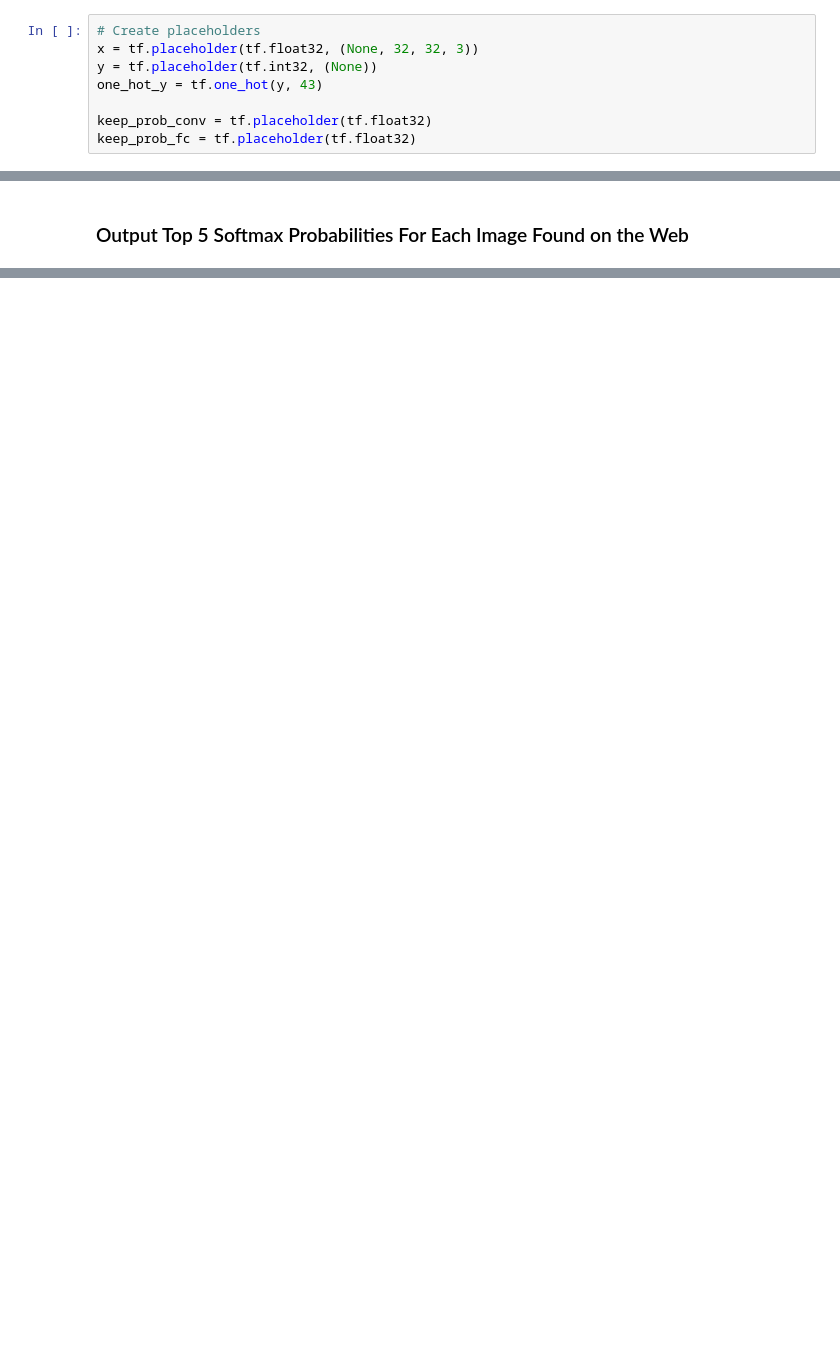
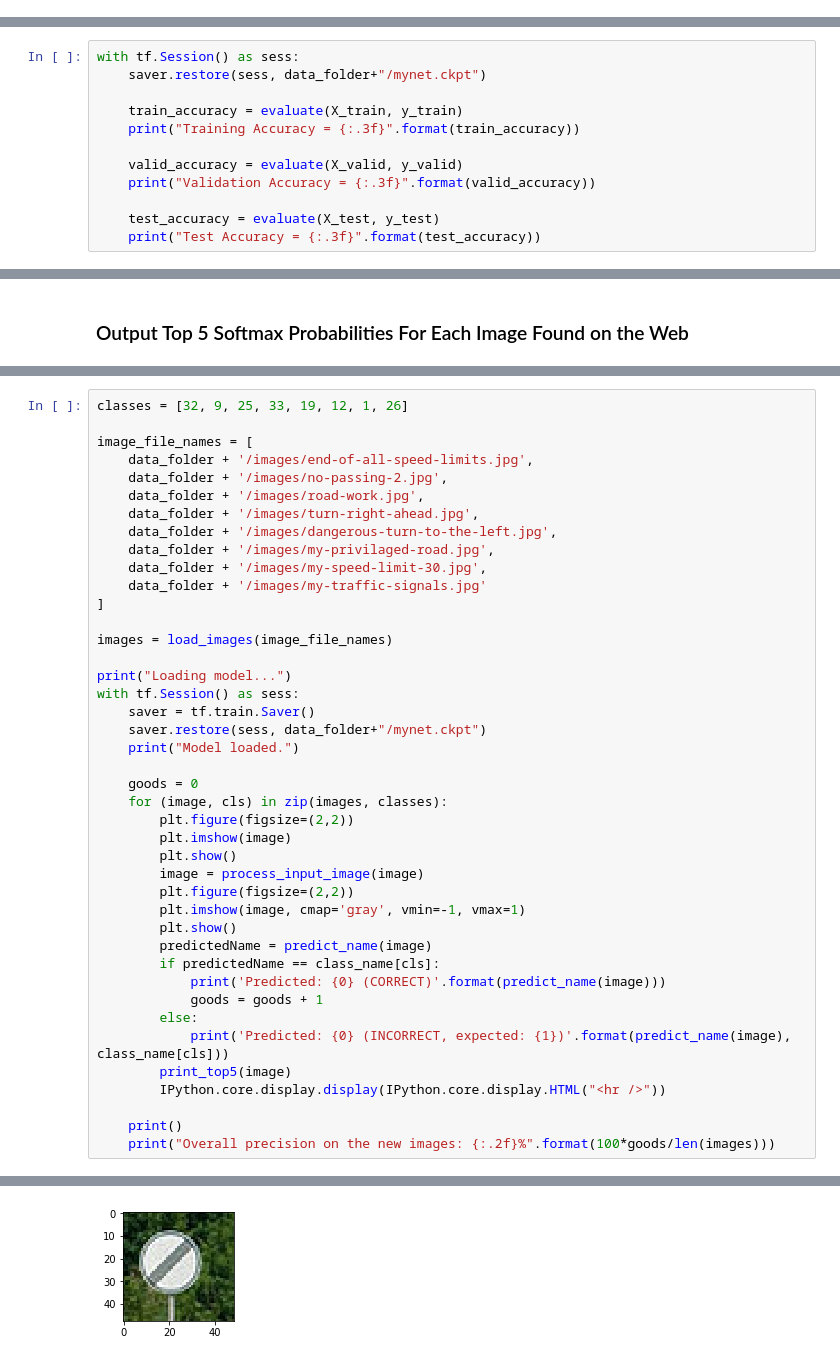
Before and after one commit to z-a-f/MOOCs, a Jupyter notebook: Udacity/CarND/CarND-Traffic-Sign-Classifier-Project/Traffic_Sign_Classifier.ipynb, the cells around one changed output, grey strips where cells are left out. Saved outputs shown, nothing was run; the diff lists cells and outputs as text; blank space fills up the shorter version.

```diff
--- a/Udacity/CarND/CarND-Traffic-Sign-Classifier-Project/Traffic_Sign_Classifier.ipynb
+++ b/Udacity/CarND/CarND-Traffic-Sign-Classifier-Project/Traffic_Sign_Classifier.ipynb
@@ -622,8 +331,0 @@ def LeNet(x):
-# %%
-# Create placeholders
-x = tf.placeholder(tf.float32, (None, 32, 32, 3))
-y = tf.placeholder(tf.int32, (None))
-one_hot_y = tf.one_hot(y, 43)
-
-keep_prob_conv = tf.placeholder(tf.float32)
-keep_prob_fc = tf.placeholder(tf.float32)
@@ -716,0 +487,12 @@ KeyboardInterrupt:
+# %%
+with tf.Session() as sess:
+    saver.restore(sess, data_folder+"/mynet.ckpt")
+
+    train_accuracy = evaluate(X_train, y_train)
+    print("Training Accuracy = {:.3f}".format(train_accuracy))
+
+    valid_accuracy = evaluate(X_valid, y_valid)
+    print("Validation Accuracy = {:.3f}".format(valid_accuracy))
+
+    test_accuracy = evaluate(X_test, y_test)
+    print("Test Accuracy = {:.3f}".format(test_accuracy))
@@ -809,0 +574,43 @@ For an example of what feature map outputs look like, check out NVIDIA's results
+# %%
+classes = [32, 9, 25, 33, 19, 12, 1, 26]
+
+image_file_names = [
+    data_folder + '/images/end-of-all-speed-limits.jpg',
+    data_folder + '/images/no-passing-2.jpg',
+    data_folder + '/images/road-work.jpg',
+    data_folder + '/images/turn-right-ahead.jpg',
+    data_folder + '/images/dangerous-turn-to-the-left.jpg',
+    data_folder + '/images/my-privilaged-road.jpg',
+    data_folder + '/images/my-speed-limit-30.jpg',
+    data_folder + '/images/my-traffic-signals.jpg'
+]
+
+images = load_images(image_file_names)
+
+print("Loading model...")
+with tf.Session() as sess:
+    saver = tf.train.Saver()
+    saver.restore(sess, data_folder+"/mynet.ckpt")
+    print("Model loaded.")
+
+    goods = 0
+    for (image, cls) in zip(images, classes):
+        plt.figure(figsize=(2,2))
+        plt.imshow(image)
+        plt.show()
+        image = process_input_image(image)
+        plt.figure(figsize=(2,2))
+        plt.imshow(image, cmap='gray', vmin=-1, vmax=1)
+        plt.show()
+        predictedName = predict_name(image)
+        if predictedName == class_name[cls]:
+            print('Predicted: {0} (CORRECT)'.format(predict_name(image)))
+            goods = goods + 1
+        else:
+            print('Predicted: {0} (INCORRECT, expected: {1})'.format(predict_name(image), class_name[cls]))
+        print_top5(image)
+        IPython.core.display.display(IPython.core.display.HTML("<hr />"))
+
+    print()
+    print("Overall precision on the new images: {:.2f}%".format(100*goods/len(images)))
+# %% [output]
@@ -809,0 +620 @@ For an example of what feature map outputs look like, check out NVIDIA's results
+[figure, added]
```
Also changed, not shown: parts of 63 cells of this notebook, 4 other files.
